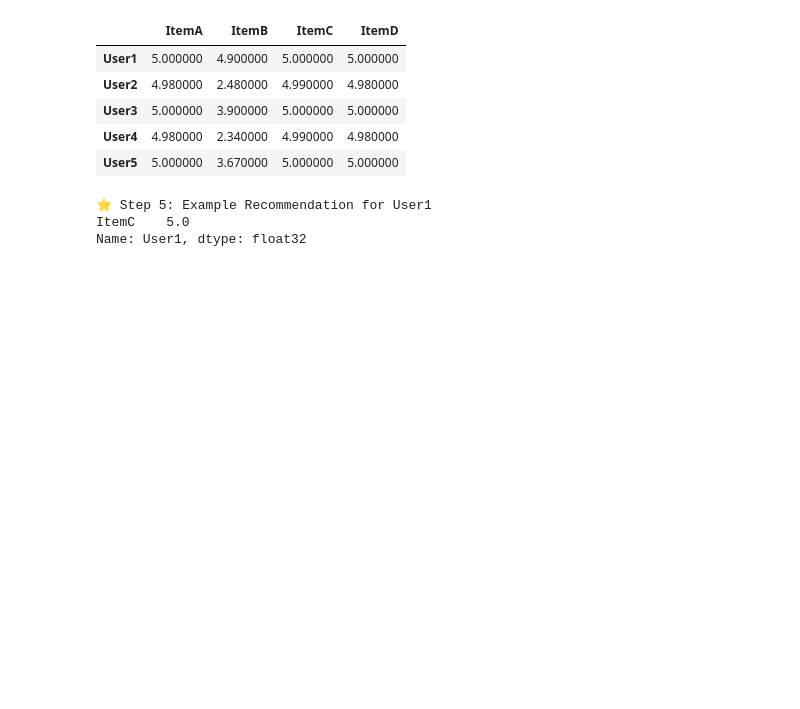
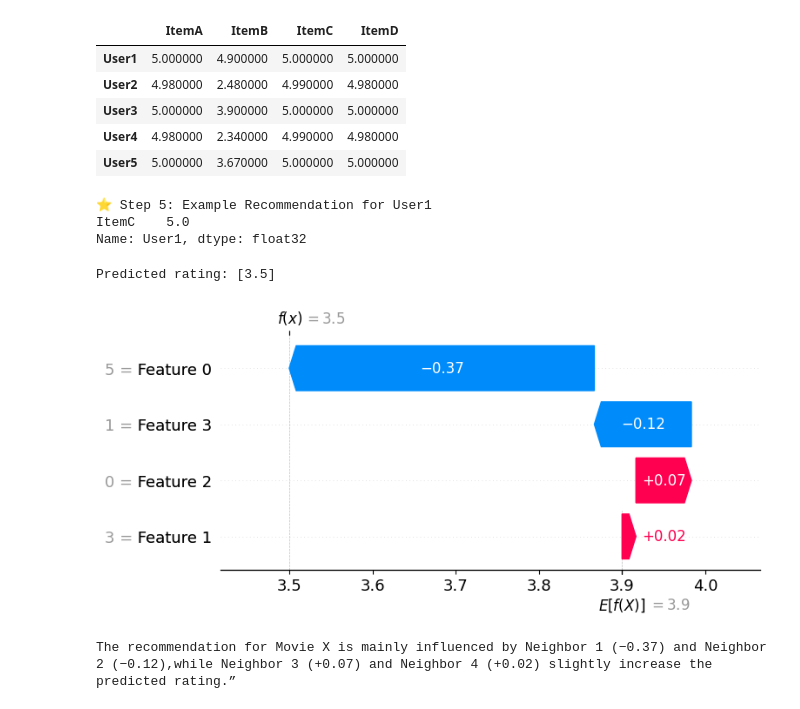
Before and after one commit to MehrdadJalali-AI/RecommenderSystems, a Jupyter notebook: Chapter3_CF_Practical_Enhanced.ipynb, the cells around one changed output. Saved outputs shown, nothing was run; the diff lists cells and outputs as text; code cells hidden in the pictures; blank space fills up the shorter version.

```diff
--- a/Chapter3_CF_Practical_Enhanced.ipynb
+++ b/Chapter3_CF_Practical_Enhanced.ipynb
@@ -385,3 +385,41 @@ Epoch 500 | Reconstruction Loss: 5.05229
 ⭐ Step 5: Example Recommendation for User1
 ItemC    5.0
 Name: User1, dtype: float32
+# %%
+# --------------------------------------------
+# Real SHAP Example (using a trained CF model)
+# --------------------------------------------
+import numpy as np
+import pandas as pd
+import shap
+from sklearn.neighbors import KNeighborsRegressor
+
+# Step 1️⃣: Create toy user-item data
+X = np.array([
+    [5, 3, 0, 1],
+    [4, 0, 0, 1],
+    [1, 1, 0, 5],
+    [0, 0, 5, 4],
+    [0, 1, 5, 4]
+])
+y = np.array([4, 3, 5, 4, 4])  # user satisfaction score (target)
+
+# Step 2️⃣: Train a simple CF-like model (KNN)
+model = KNeighborsRegressor(n_neighbors=2, metric='cosine')
+model.fit(X, y)
+
+# Step 3️⃣: Pick one user vector to explain
+sample = X[0:1]
+
+# Step 4️⃣: Explain prediction using SHAP
+explainer = shap.Explainer(model.predict, X)
+shap_values = explainer(sample)
+
+# Step 5️⃣: Visualize results
+print("Predicted rating:", model.predict(sample))
+shap.plots.waterfall(shap_values[0])
+print('The recommendation for Movie X is mainly influenced by Neighbor 1 (−0.37) and Neighbor 2 (−0.12),while Neighbor 3 (+0.07) and Neighbor 4 (+0.02) slightly increase the predicted rating.”')
+# %% [output]
+Predicted rating: [3.5]
+[figure, added]
+The recommendation for Movie X is mainly influenced by Neighbor 1 (−0.37) and Neighbor 2 (−0.12),while Neighbor 3 (+0.07) and Neighbor 4 (+0.02) slightly increase the predicted rating.”
```
